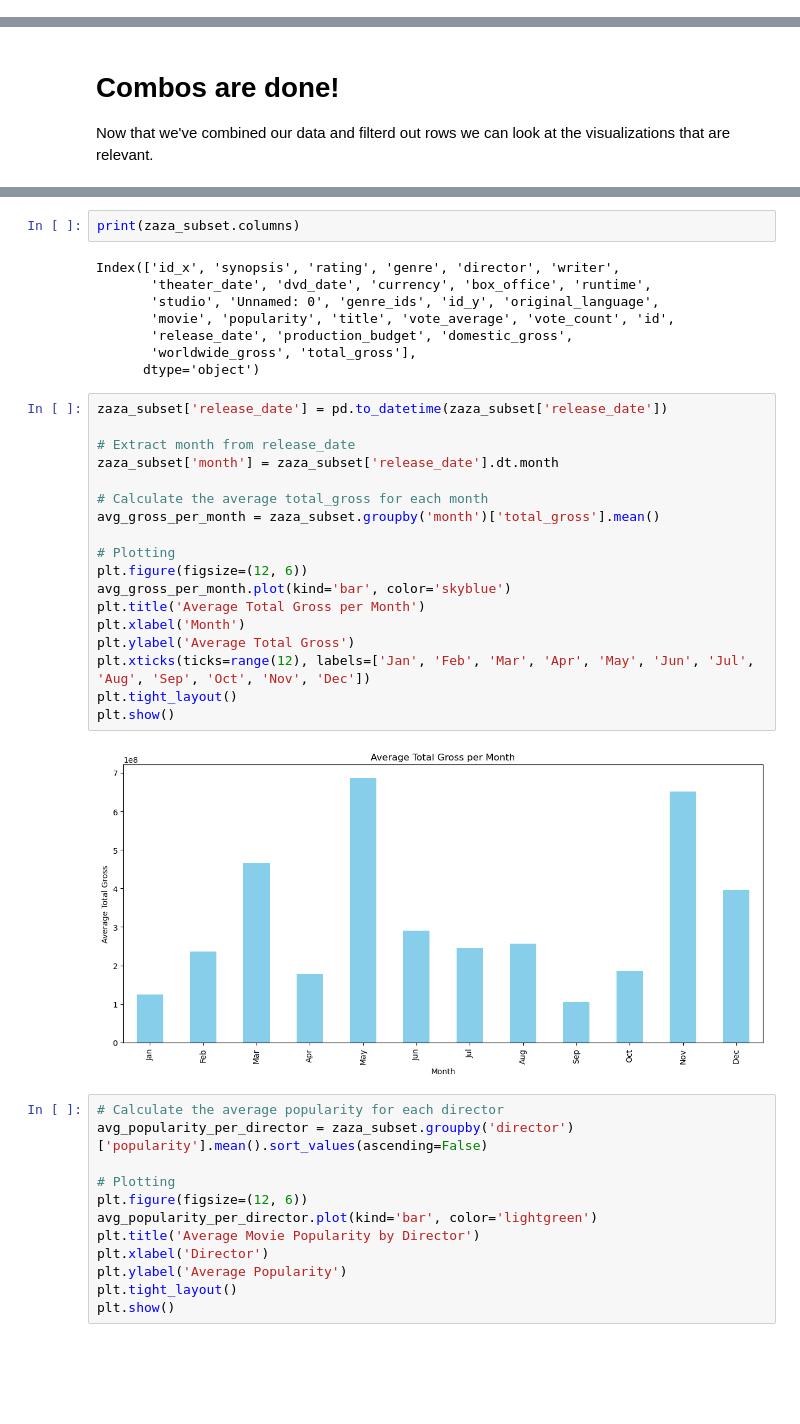
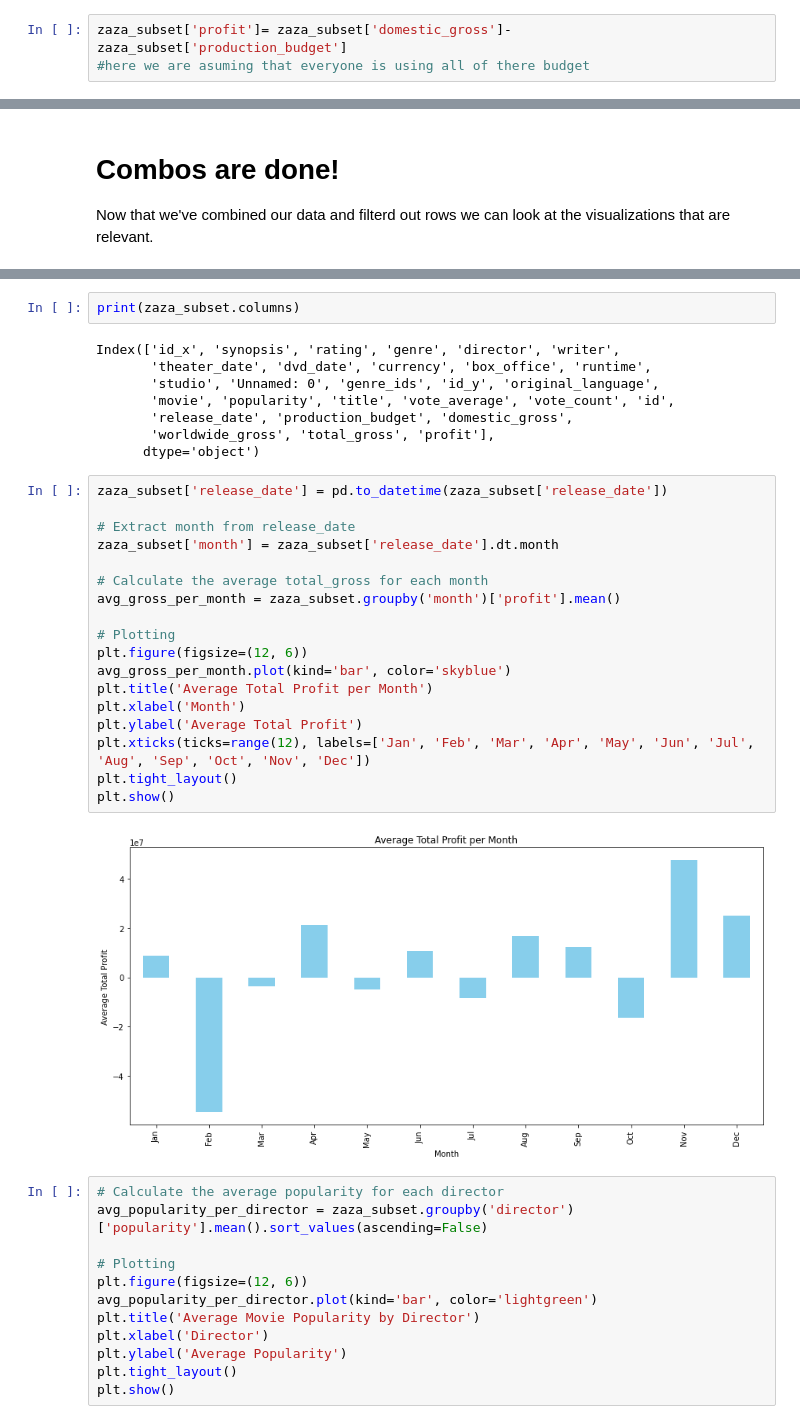
Before and after one commit to makmula/DSC-phase-2-project-v3, a Jupyter notebook: student.ipynb, the cells around one changed output, grey strips where cells are left out. Saved outputs shown, nothing was run; the diff lists cells and outputs as text; blank space fills up the shorter version.

```diff
--- a/student.ipynb
+++ b/student.ipynb
@@ -1413,6 +1419,9 @@ zaza_subset.sort_values(by='studio')
 | 37 | 554.0 | 1970s-era DC antihero Jonah Hex m... | PG-13 | Action and Adventure|Drama|Horror... | Jimmy Hayward | Mark Neveldine|Brian Taylor | 2010-06-18 | 2010-10-12 | $ | 10500000.0 | ... |
 | 47 | 689.0 | "Inherent Vice," is the seventh f... | R | Drama|Mystery and Suspense | Paul Thomas Anderson | Paul Thomas Anderson | 2015-01-09 | 2015-04-28 | $ | 6100613.0 | ... |
 113 rows × 27 columns
+# %%
+zaza_subset['profit']= zaza_subset['domestic_gross']- zaza_subset['production_budget']
+#here we are asuming that everyone is using all of there budget
 # %%
 zaza_subset['studio'].value_counts()
 # %% [output]
@@ -1472,28 +1480,28 @@ Index(['id_x', 'synopsis', 'rating', 'genre', 'director', 'writer',
        'studio', 'Unnamed: 0', 'genre_ids', 'id_y', 'original_language',
        'movie', 'popularity', 'title', 'vote_average', 'vote_count', 'id',
        'release_date', 'production_budget', 'domestic_gross',
-       'worldwide_gross', 'total_gross'],
+       'worldwide_gross', 'total_gross', 'profit'],
       dtype='object')
 # %%
 zaza_subset['release_date'] = pd.to_datetime(zaza_subset['release_date'])
 
 # Extract month from release_date
 zaza_subset['month'] = zaza_subset['release_date'].dt.month
 
 # Calculate the average total_gross for each month
-avg_gross_per_month = zaza_subset.groupby('month')['total_gross'].mean()
+avg_gross_per_month = zaza_subset.groupby('month')['profit'].mean()
 
 # Plotting
 plt.figure(figsize=(12, 6))
 avg_gross_per_month.plot(kind='bar', color='skyblue')
-plt.title('Average Total Gross per Month')
+plt.title('Average Total Profit per Month')
 plt.xlabel('Month')
-plt.ylabel('Average Total Gross')
+plt.ylabel('Average Total Profit')
 plt.xticks(ticks=range(12), labels=['Jan', 'Feb', 'Mar', 'Apr', 'May', 'Jun', 'Jul', 'Aug', 'Sep', 'Oct', 'Nov', 'Dec'])
 plt.tight_layout()
 plt.show()
 # %% [output]
-[figure, old version]
+[figure, new version]
 # %%
 # Calculate the average popularity for each director
 avg_popularity_per_director = zaza_subset.groupby('director')['popularity'].mean().sort_values(ascending=False)
```
Also changed, not shown: parts of 41 cells of this notebook.
